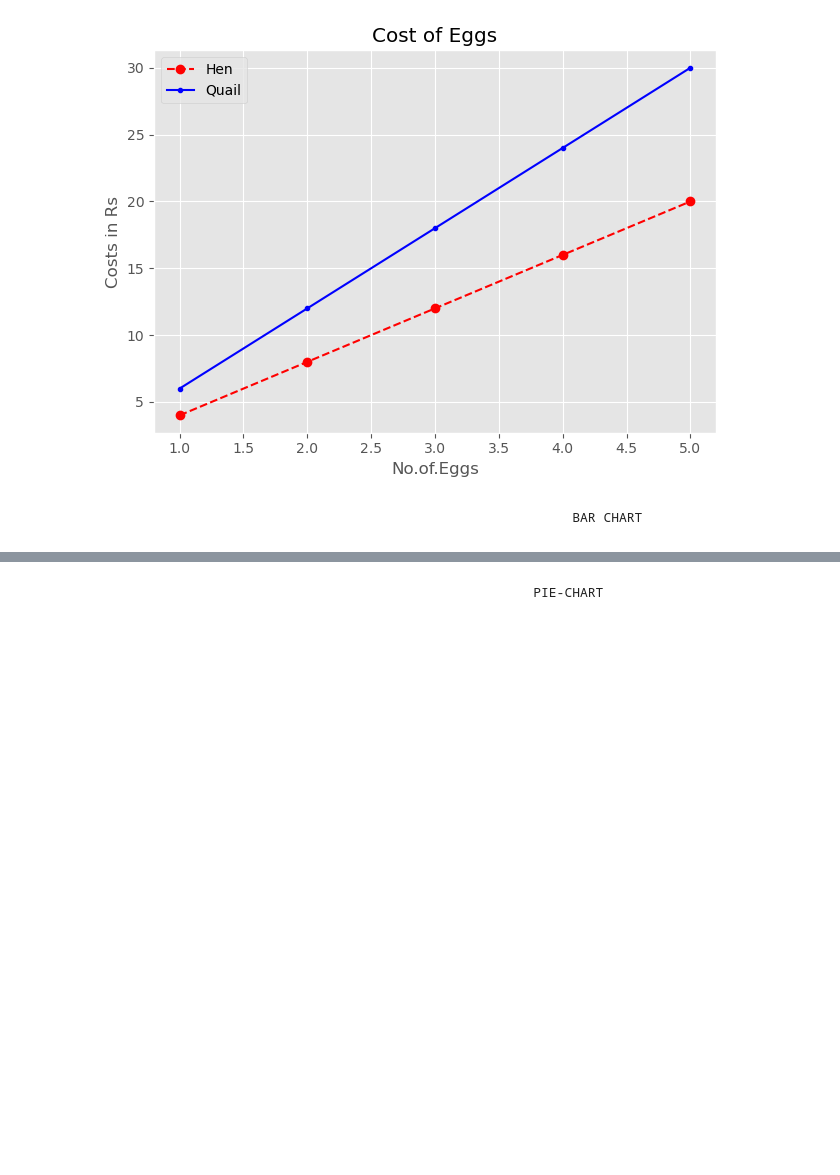
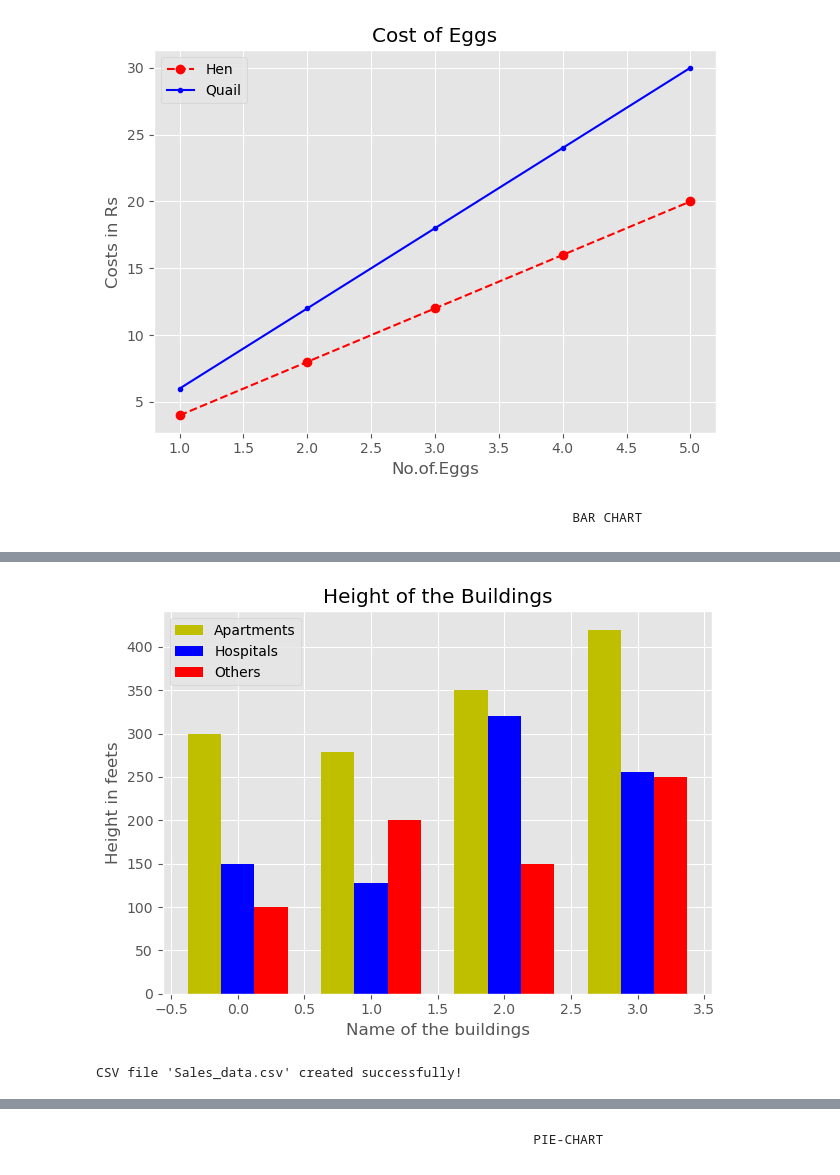
Before and after one commit to Suruthi-Keerthika/Projects, a Jupyter notebook: Mat.ipynb, the cells around one changed output, grey strips where cells are left out. Saved outputs shown, nothing was run; the diff lists cells and outputs as text; code cells hidden in the pictures; blank space fills up the shorter version.

```diff
--- a/Mat.ipynb
+++ b/Mat.ipynb
@@ -56,0 +72,30 @@ plt.show()
+# %%
+import numpy as np
+x=['A', 'B', 'C', 'D']
+x_indexes=np.arange(len(x))
+width=0.25
+ap_y=[300,279,350,420]
+plt.bar(x_indexes-width,ap_y, width=width,  color='y', label="Apartments")
+hl_y=[150,128,320,256]
+plt.bar(x_indexes,hl_y, width=width,  color='b',label="Hospitals")
+y=[100,200,150,250]
+plt.bar(x_indexes+width, y, width=width,  color='r',label="Others")
+plt.xlabel("Name of the buildings")
+plt.ylabel("Height in feets")
+plt.legend()
+plt.title("Height of the Buildings")
+plt.tight_layout()
+plt.show()
+# %% [output]
+[figure, added]
+# %%
+import pandas as pd
+data={
+    "Year" : [2018, 2019, 2020, 2021, 2022, 2023],
+    "Sales" : [100, 150, 130, 170, 160, 190]
+}
+df=pd.DataFrame(data)
+df.to_csv("Sales_data.csv", index=False)
+print("CSV file 'Sales_data.csv' created successfully!")
+# %% [output]
+CSV file 'Sales_data.csv' created successfully!
```
Also changed, not shown: parts of 7 cells of this notebook.
